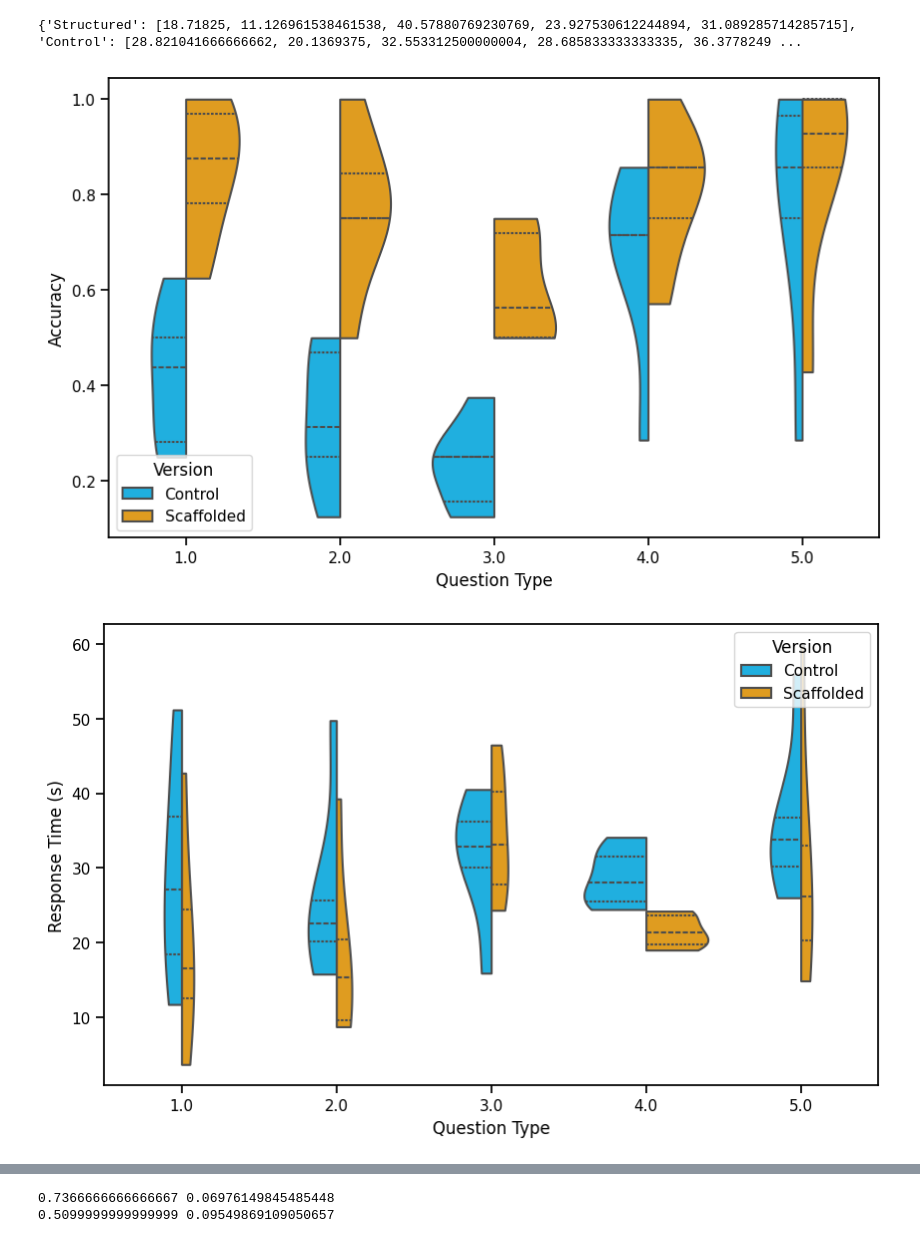
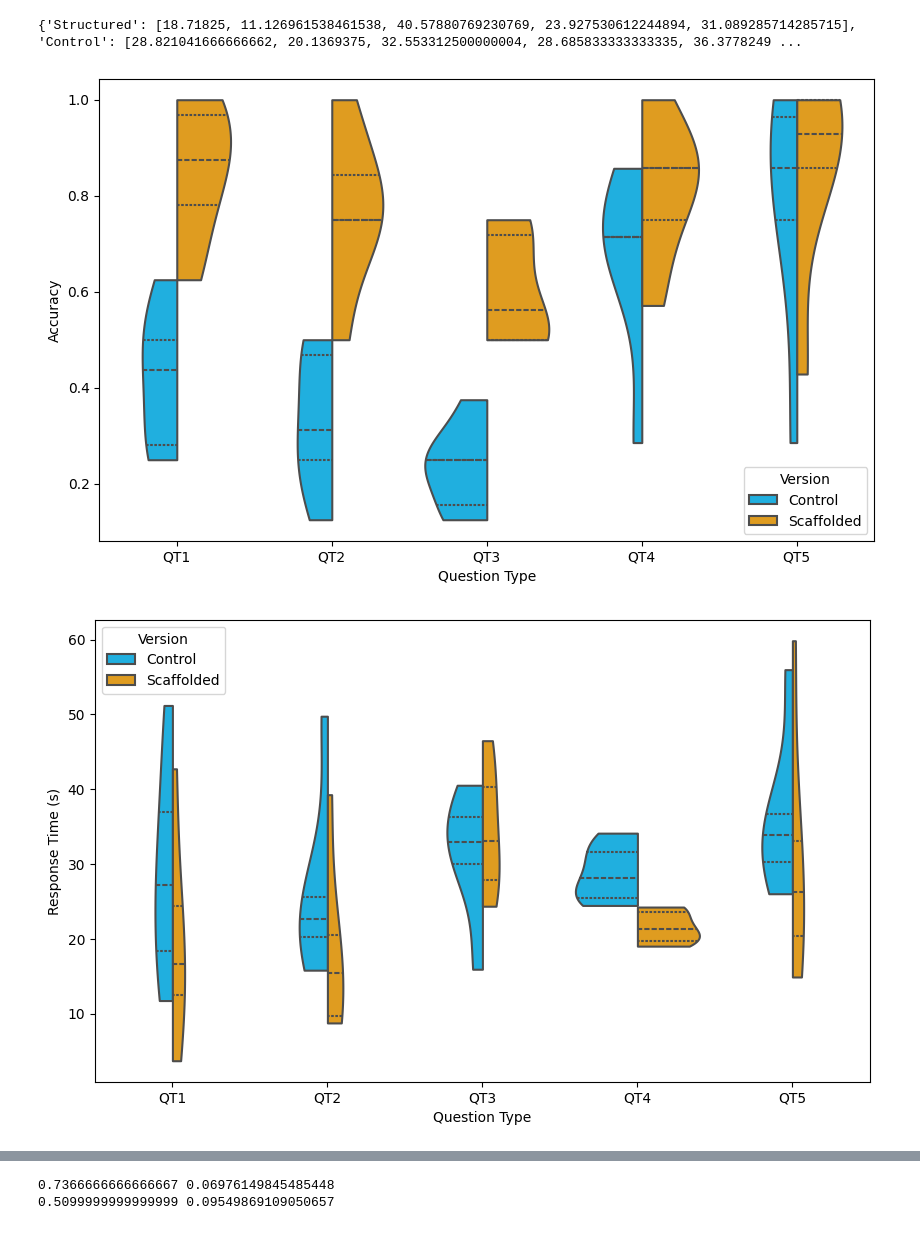
Before and after one commit to hsharriman/ender-scripts, a Jupyter notebook: plotting.ipynb, the cells around one changed output, grey strips where cells are left out. Drawn from its saved outputs; the diff is of its cells as text; code cells hidden in the pictures.

```diff
--- a/plotting.ipynb
+++ b/plotting.ipynb
@@ -336,29 +338,32 @@ print(d)
 # %%
 df = pd.read_csv("out/study/questionTypeDataWithReasons.csv")
 df["version"] = df["version"].replace("B", "Control")
 df["version"] = df["version"].replace("A", "Scaffolded")
+df["questionType"] = df['questionType'].astype(str)
+df["questionType"] = df['questionType'].apply(lambda x: f"QT{x.strip('.0')}")
 # Plotting
 fig, ax = plt.subplots(figsize=(10, 6))
 
 # Left half for version C
 g = sns.violinplot(
     x="questionType",
     y="score",
     hue="version",
     data=df,
     split=True,
     linewidth=1.5,
     cut=0,
     palette={"Control": "deepskyblue", "Scaffolded": "orange"},
     inner="quart",
     ax=ax
 )
 ax.set(xlabel='Question Type', ylabel='Accuracy')
 ax.legend(title="Version")
+sns.move_legend(ax, "lower right")
 fig = g.get_figure()
 fig.savefig("plots/questionTypeViolin.png", bbox_inches='tight')
 # %% [output]
-[figure, old version]
+[figure, new version]
 # %%
 fig, ax = plt.subplots(figsize=(10, 6))
 
@@ -376,10 +381,11 @@ g = sns.violinplot(
 )
 ax.set(xlabel='Question Type', ylabel='Response Time (s)')
 ax.legend(title="Version")
+sns.move_legend(ax, "upper left")
 fig = g.get_figure()
 fig.savefig("plots/responseTimeViolin.png", bbox_inches='tight')
 # %% [output]
-[figure, old version]
+[figure, new version]
 # %%
 df = pd.read_csv(f"out/study/scores_df.csv")
 fig, ax = plt.subplots(figsize=(10, 6))
```
Also changed, not shown: parts of 2 cells of this notebook, 3 other files.
